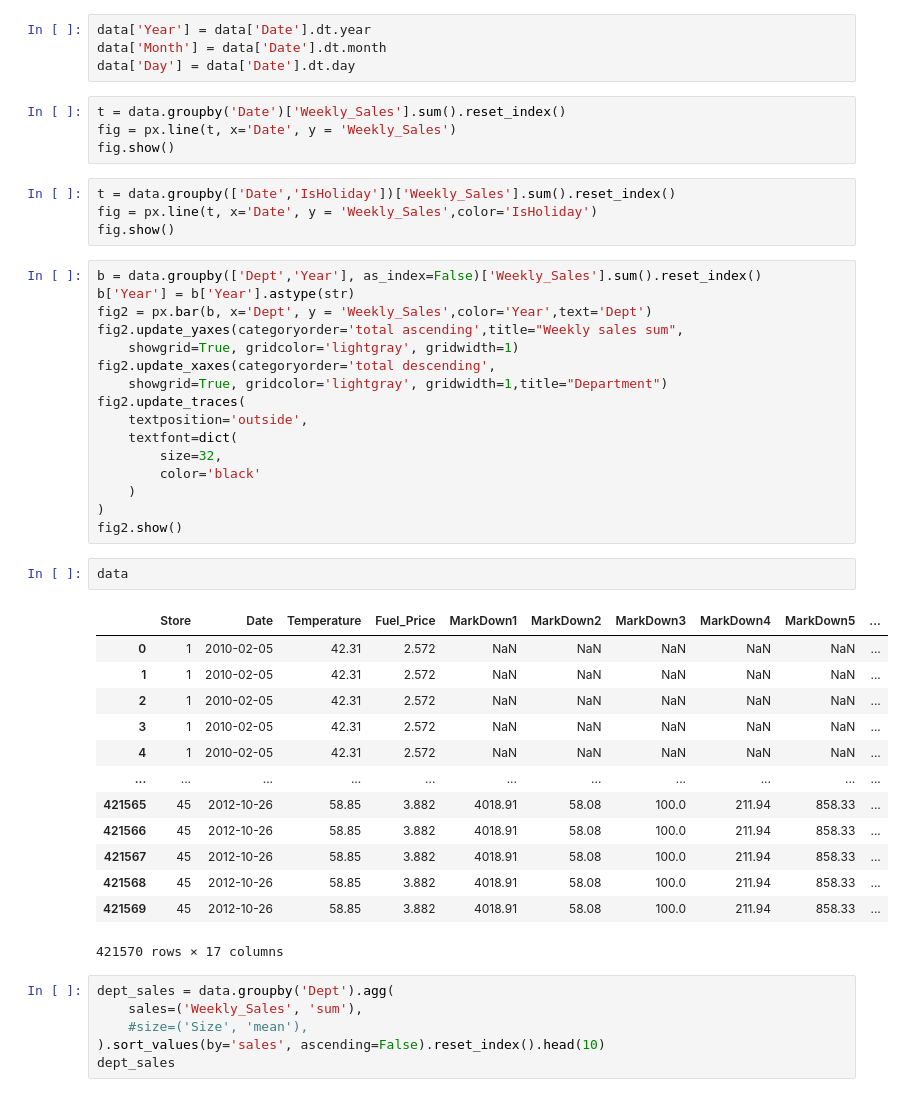
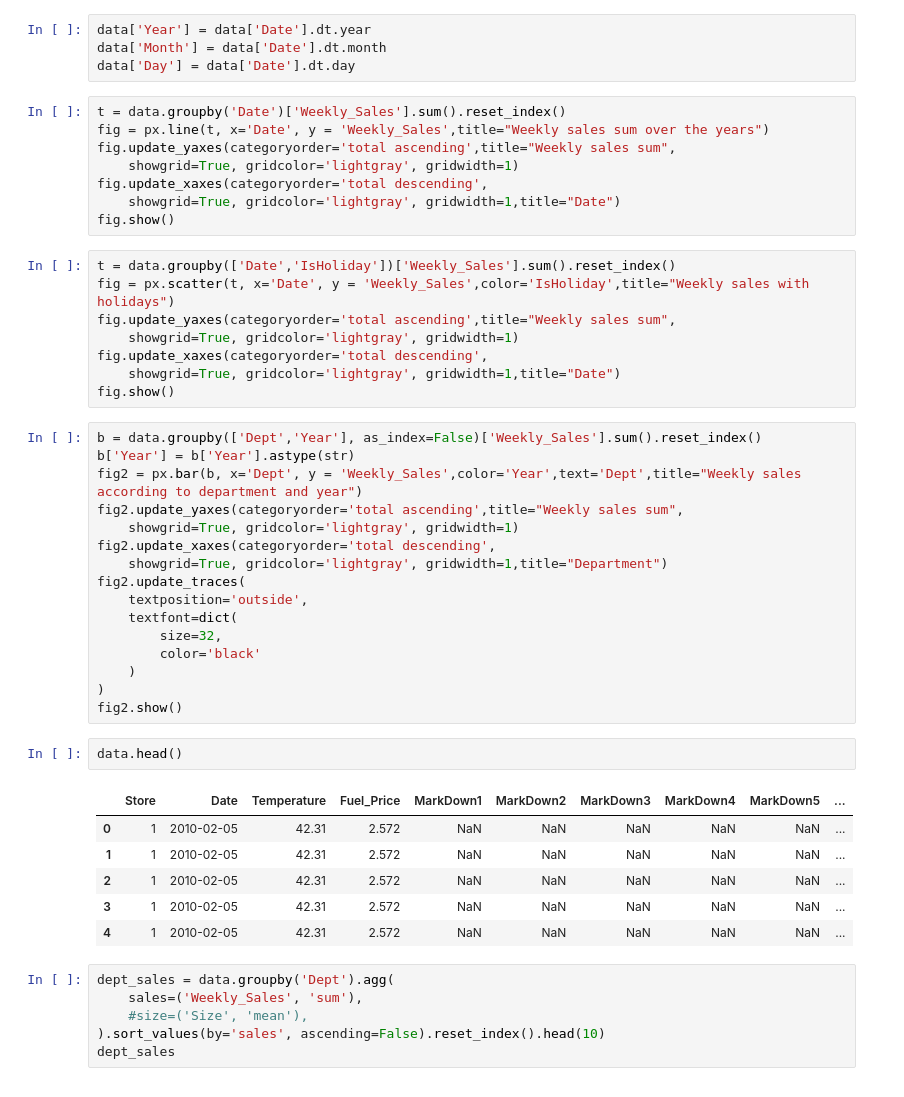
Before and after one commit to tanzhu91/Retail-Data-Analytics, a Jupyter notebook: retail_data_analysis.ipynb, the cells around one changed output. Drawn from its saved outputs; the diff is of its cells as text.

```diff
--- a/retail_data_analysis.ipynb
+++ b/retail_data_analysis.ipynb
@@ -54,16 +54,24 @@ data['Month'] = data['Date'].dt.month
 data['Day'] = data['Date'].dt.day
 # %%
 t = data.groupby('Date')['Weekly_Sales'].sum().reset_index()
-fig = px.line(t, x='Date', y = 'Weekly_Sales')
+fig = px.line(t, x='Date', y = 'Weekly_Sales',title="Weekly sales sum over the years")
+fig.update_yaxes(categoryorder='total ascending',title="Weekly sales sum",
+    showgrid=True, gridcolor='lightgray', gridwidth=1)
+fig.update_xaxes(categoryorder='total descending',
+    showgrid=True, gridcolor='lightgray', gridwidth=1,title="Date")
 fig.show()
 # %%
 t = data.groupby(['Date','IsHoliday'])['Weekly_Sales'].sum().reset_index()
-fig = px.line(t, x='Date', y = 'Weekly_Sales',color='IsHoliday')
+fig = px.scatter(t, x='Date', y = 'Weekly_Sales',color='IsHoliday',title="Weekly sales with holidays")
+fig.update_yaxes(categoryorder='total ascending',title="Weekly sales sum",
+    showgrid=True, gridcolor='lightgray', gridwidth=1)
+fig.update_xaxes(categoryorder='total descending',
+    showgrid=True, gridcolor='lightgray', gridwidth=1,title="Date")
 fig.show()
 # %%
 b = data.groupby(['Dept','Year'], as_index=False)['Weekly_Sales'].sum().reset_index()
 b['Year'] = b['Year'].astype(str)
-fig2 = px.bar(b, x='Dept', y = 'Weekly_Sales',color='Year',text='Dept')
+fig2 = px.bar(b, x='Dept', y = 'Weekly_Sales',color='Year',text='Dept',title="Weekly sales according to department and year")
 fig2.update_yaxes(categoryorder='total ascending',title="Weekly sales sum",
     showgrid=True, gridcolor='lightgray', gridwidth=1)
 fig2.update_xaxes(categoryorder='total descending',
@@ -77,21 +85,14 @@ fig2.update_traces(
 )
 fig2.show()
 # %%
-data
+data.head()
 # %% [output]
 |  | Store | Date | Temperature | Fuel_Price | MarkDown1 | MarkDown2 | MarkDown3 | MarkDown4 | MarkDown5 | ... |
 | 0 | 1 | 2010-02-05 | 42.31 | 2.572 | NaN | NaN | NaN | NaN | NaN | ... |
 | 1 | 1 | 2010-02-05 | 42.31 | 2.572 | NaN | NaN | NaN | NaN | NaN | ... |
 | 2 | 1 | 2010-02-05 | 42.31 | 2.572 | NaN | NaN | NaN | NaN | NaN | ... |
 | 3 | 1 | 2010-02-05 | 42.31 | 2.572 | NaN | NaN | NaN | NaN | NaN | ... |
 | 4 | 1 | 2010-02-05 | 42.31 | 2.572 | NaN | NaN | NaN | NaN | NaN | ... |
-| ... | ... | ... | ... | ... | ... | ... | ... | ... | ... | ... |
-| 421565 | 45 | 2012-10-26 | 58.85 | 3.882 | 4018.91 | 58.08 | 100.0 | 211.94 | 858.33 | ... |
-| 421566 | 45 | 2012-10-26 | 58.85 | 3.882 | 4018.91 | 58.08 | 100.0 | 211.94 | 858.33 | ... |
-| 421567 | 45 | 2012-10-26 | 58.85 | 3.882 | 4018.91 | 58.08 | 100.0 | 211.94 | 858.33 | ... |
-| 421568 | 45 | 2012-10-26 | 58.85 | 3.882 | 4018.91 | 58.08 | 100.0 | 211.94 | 858.33 | ... |
-| 421569 | 45 | 2012-10-26 | 58.85 | 3.882 | 4018.91 | 58.08 | 100.0 | 211.94 | 858.33 | ... |
-421570 rows × 17 columns
 # %%
 dept_sales = data.groupby('Dept').agg(
     sales=('Weekly_Sales', 'sum'),
```
Also changed, not shown: parts of 9 cells of this notebook.
